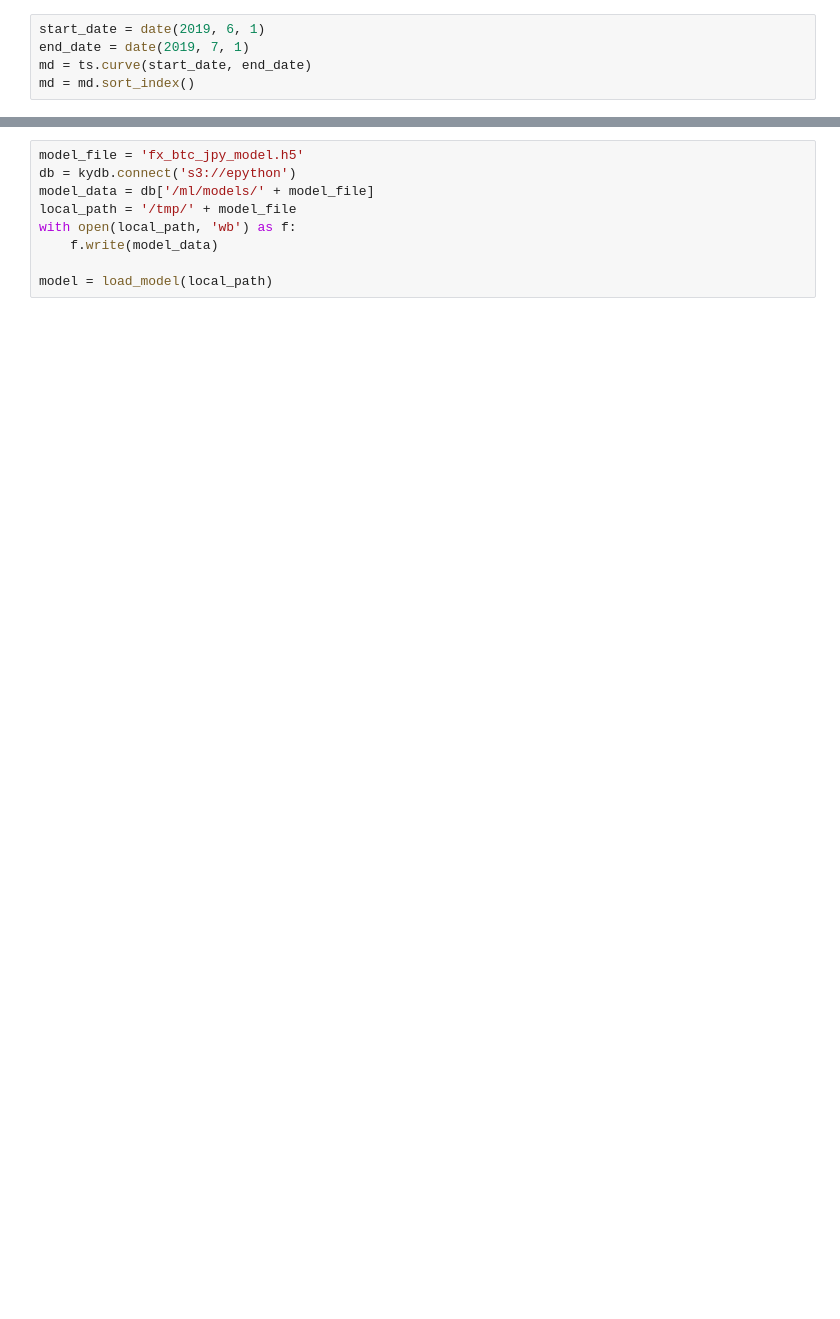
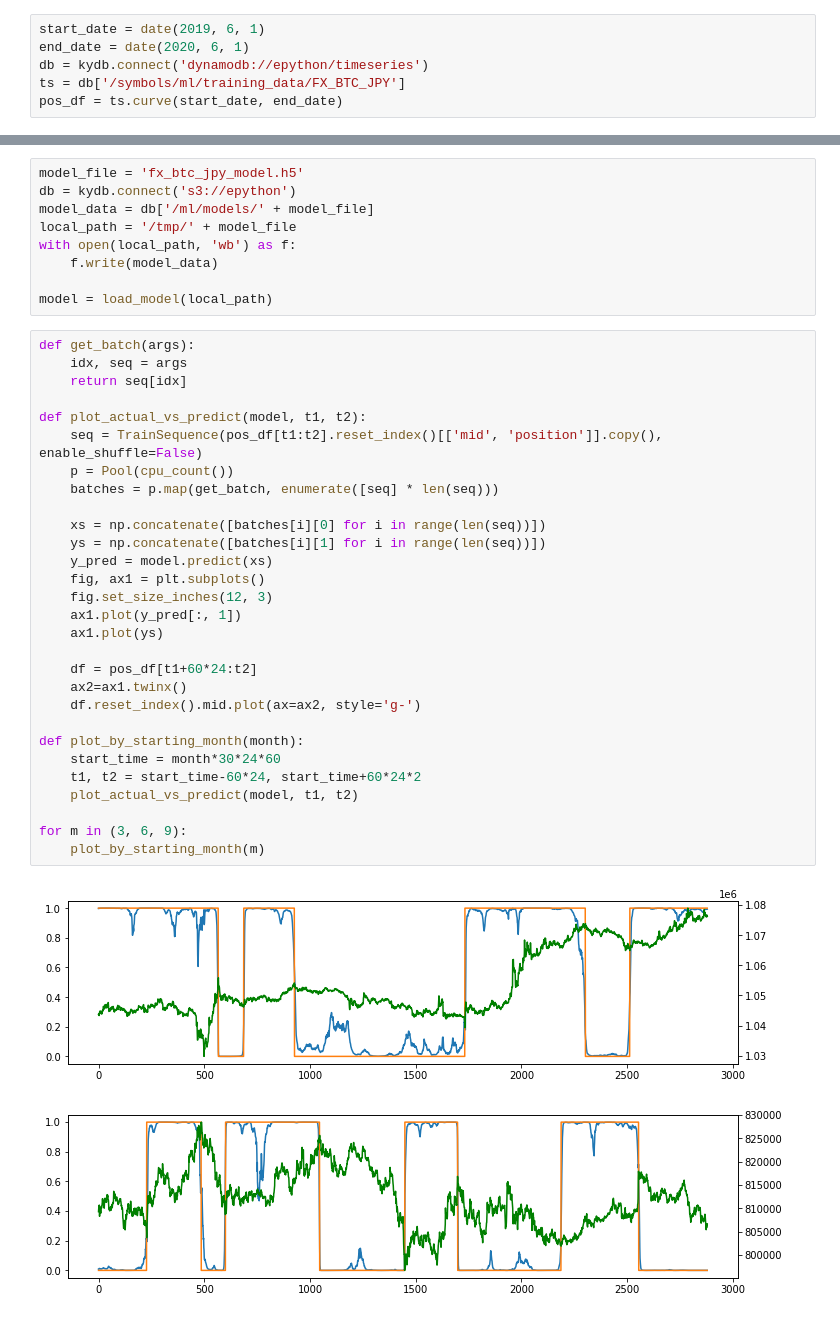
Before and after one commit to emagine-epython/epython-showcase, a Jupyter notebook: notebooks/ml/TestPerformance.ipynb, the cells around one changed output, grey strips where cells are left out. Cells and saved outputs as stored; diff of their text form; blank space fills up the shorter version.

```diff
--- a/notebooks/ml/TestPerformance.ipynb
+++ b/notebooks/ml/TestPerformance.ipynb
@@ -55,5 +15,6 @@ ts = db['symbols/bitflyer/minutely/FX_BTC_JPY']
 # %%
 start_date = date(2019, 6, 1)
-end_date = date(2019, 7, 1)
-md = ts.curve(start_date, end_date)
-md = md.sort_index()
+end_date = date(2020, 6, 1)
+db = kydb.connect('dynamodb://epython/timeseries')
+ts = db['/symbols/ml/training_data/FX_BTC_JPY']
+pos_df = ts.curve(start_date, end_date)
@@ -75,3 +27,35 @@ with open(local_path, 'wb') as f:
     f.write(model_data)
 
 model = load_model(local_path)
+# %%
+def get_batch(args):
+    idx, seq = args
+    return seq[idx]
+
+def plot_actual_vs_predict(model, t1, t2):
+    seq = TrainSequence(pos_df[t1:t2].reset_index()[['mid', 'position']].copy(), enable_shuffle=False)
+    p = Pool(cpu_count())
+    batches = p.map(get_batch, enumerate([seq] * len(seq)))
+
+    xs = np.concatenate([batches[i][0] for i in range(len(seq))])
+    ys = np.concatenate([batches[i][1] for i in range(len(seq))])
+    y_pred = model.predict(xs)
+    fig, ax1 = plt.subplots()
+    fig.set_size_inches(12, 3)
+    ax1.plot(y_pred[:, 1])
+    ax1.plot(ys)
+
+    df = pos_df[t1+60*24:t2]
+    ax2=ax1.twinx()
+    df.reset_index().mid.plot(ax=ax2, style='g-')
+
+def plot_by_starting_month(month):
+    start_time = month*30*24*60
+    t1, t2 = start_time-60*24, start_time+60*24*2
+    plot_actual_vs_predict(model, t1, t2)
+
+for m in (3, 6, 9):
+    plot_by_starting_month(m)
+# %% [output]
+[figure, added]
+[figure, added]
```
Also changed, not shown: parts of 23 cells of this notebook.
